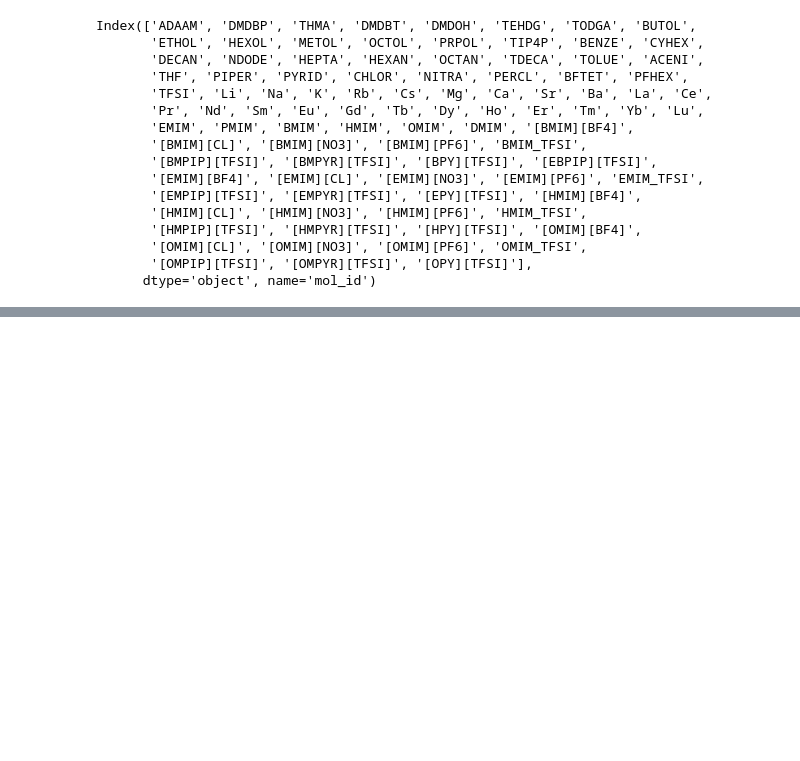
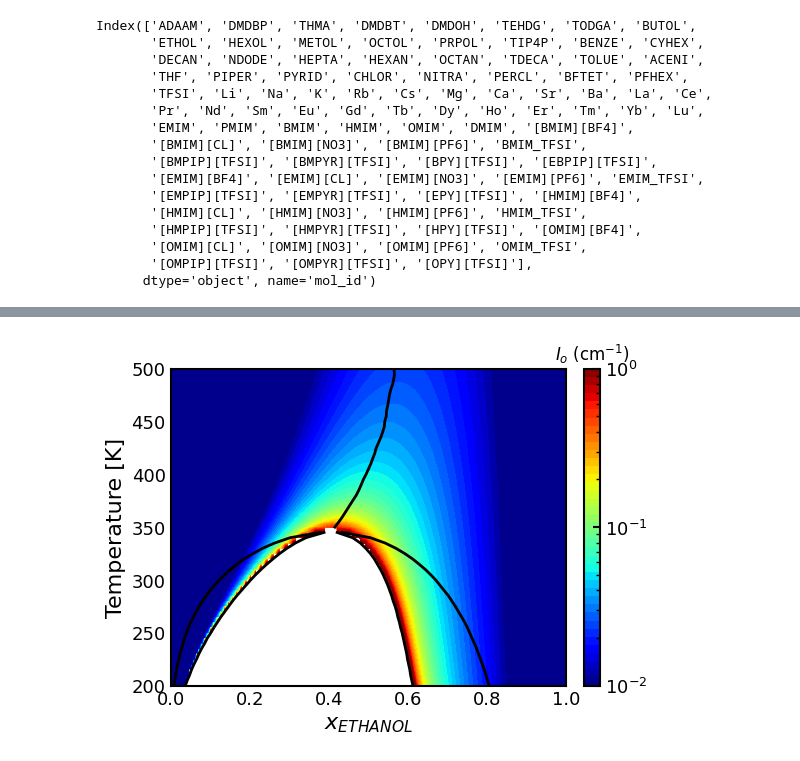
Before and after one commit to aperoutka/picmol, a Jupyter notebook: docs/examples/unifac_lle.ipynb, the cells around one changed output, grey strips where cells are left out. Saved outputs shown, nothing was run; the diff lists cells and outputs as text; code cells hidden in the pictures; blank space fills up the shorter version.

```diff
--- a/docs/examples/unifac_lle.ipynb
+++ b/docs/examples/unifac_lle.ipynb
@@ -64,0 +72,5 @@ phi_c: 0.302 ethanol
+# %%
+# SAXS Io calculation with widom linewith overlayed phase diagram
+plotter.binary_phase_diagram_I0_heatmap_widomline(basis='mol', show_fig=True)
+# %% [output]
+[figure, added]
```
Also changed, not shown: parts of 6 cells of this notebook, 5 other files.
